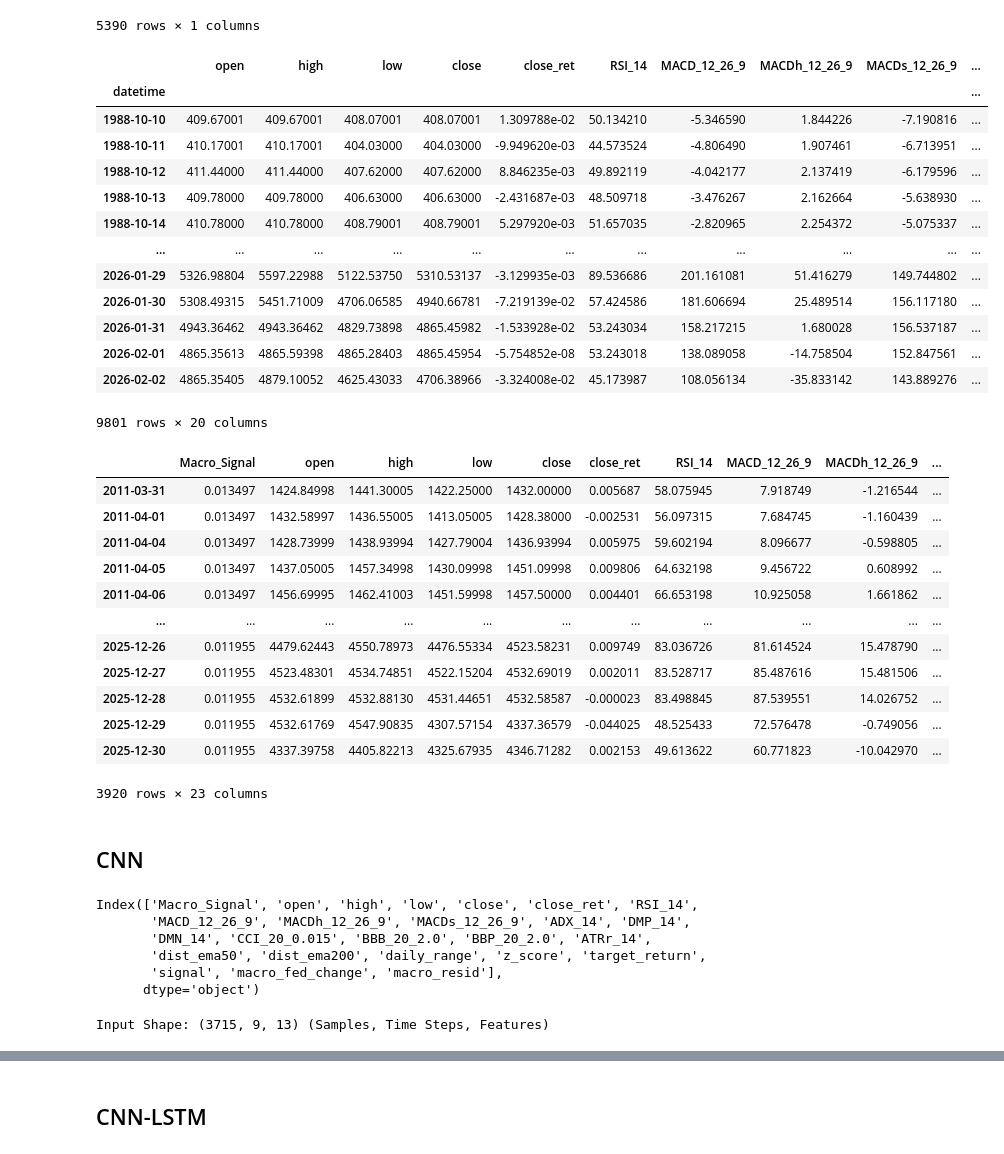
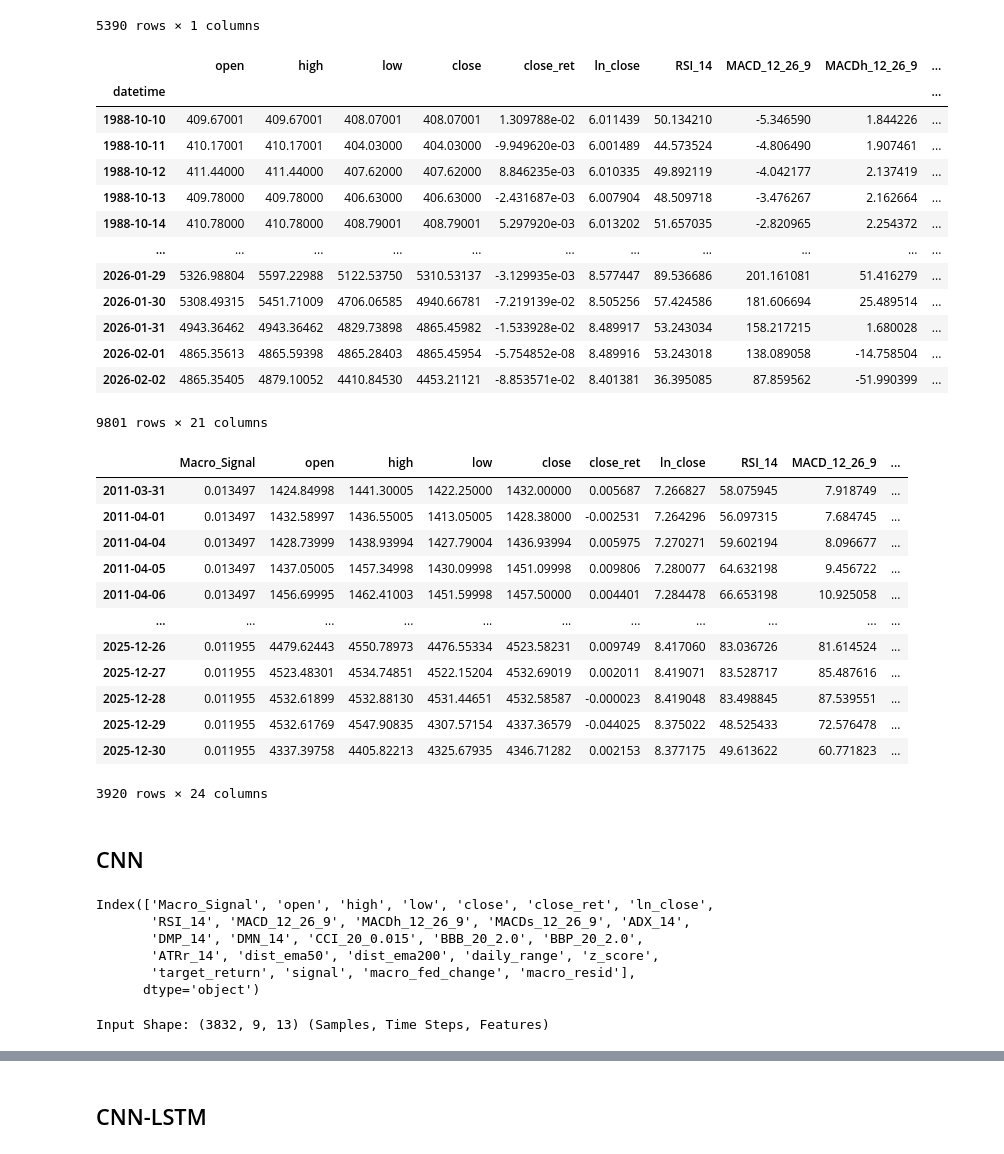
Before and after one commit to FulinQ/AQT, a Jupyter notebook: ARDL_ECM.ipynb, the cells around one changed output, grey strips where cells are left out. Saved outputs shown, nothing was run; the diff lists cells and outputs as text; code cells hidden in the pictures.

```diff
--- a/ARDL_ECM.ipynb
+++ b/ARDL_ECM.ipynb
@@ -1183,47 +1185,48 @@ df_daily = pd.read_csv('all_gold_data.csv', index_col=0, parse_dates=True)
 df_daily.sort_index(inplace=True)
 df_daily = df_daily[~df_daily.index.duplicated(keep='first')]
 df_daily['close_ret'] = np.log(df_daily['close']).diff()
+df_daily['ln_close'] = np.log(df_daily['close'])
 
 df_daily.ta.rsi(length=14, append=True) # Momentum
 df_daily.ta.macd(fast=12, slow=26, signal=9, append=True) # Trend & Momentum
 df_daily.ta.adx(length=14, append=True) # Trend Strength
 df_daily.ta.cci(length=20, append=True) # Cyclical Trend
 df_daily.ta.bbands(length=20, std=2, append=True) # Volatility
 df_daily.ta.atr(length=14, append=True) # Volatility
 df_daily.ta.ema(length=50, append=True)
 df_daily.ta.ema(length=200, append=True)
 df_daily['dist_ema50'] = (df_daily['close'] - df_daily['EMA_50']) / df_daily['EMA_50']
 df_daily['dist_ema200'] = (df_daily['close'] - df_daily['EMA_200']) / df_daily['EMA_200']
 df_daily['daily_range'] = (df_daily['high'] - df_daily['low']) / df_daily['open']
 
 rolling_mean = df_daily['close'].rolling(window=20).mean()
 rolling_std = df_daily['close'].rolling(window=20).std()
 df_daily['z_score'] = (df_daily['close'] - rolling_mean) / rolling_std
 
 cols_to_drop = [
     'EMA_50', 'EMA_200',      # เราใช้ dist_ema แทนแล้ว
     'BBU_20_2.0', 'BBL_20_2.0', 'BBM_20_2.0' # เราใช้ bb_width กับ bb_percentage แทนแล้ว
 ]
 
 cols_to_drop = [c for c in cols_to_drop if c in df_daily.columns]
 df_daily.drop(columns=cols_to_drop, inplace=True)
 df_daily.dropna(inplace=True)
 df_daily
 # %% [output]
-|  | open | high | low | close | close_ret | RSI_14 | MACD_12_26_9 | MACDh_12_26_9 | MACDs_12_26_9 | ... |
+|  | open | high | low | close | close_ret | ln_close | RSI_14 | MACD_12_26_9 | MACDh_12_26_9 | ... |
 | datetime |  |  |  |  |  |  |  |  |  | ... |
-| 1988-10-10 | 409.67001 | 409.67001 | 408.07001 | 408.07001 | 1.309788e-02 | 50.134210 | -5.346590 | 1.844226 | -7.190816 | ... |
-| 1988-10-11 | 410.17001 | 410.17001 | 404.03000 | 404.03000 | -9.949620e-03 | 44.573524 | -4.806490 | 1.907461 | -6.713951 | ... |
-| 1988-10-12 | 411.44000 | 411.44000 | 407.62000 | 407.62000 | 8.846235e-03 | 49.892119 | -4.042177 | 2.137419 | -6.179596 | ... |
-| 1988-10-13 | 409.78000 | 409.78000 | 406.63000 | 406.63000 | -2.431687e-03 | 48.509718 | -3.476267 | 2.162664 | -5.638930 | ... |
-| 1988-10-14 | 410.78000 | 410.78000 | 408.79001 | 408.79001 | 5.297920e-03 | 51.657035 | -2.820965 | 2.254372 | -5.075337 | ... |
+| 1988-10-10 | 409.67001 | 409.67001 | 408.07001 | 408.07001 | 1.309788e-02 | 6.011439 | 50.134210 | -5.346590 | 1.844226 | ... |
+| 1988-10-11 | 410.17001 | 410.17001 | 404.03000 | 404.03000 | -9.949620e-03 | 6.001489 | 44.573524 | -4.806490 | 1.907461 | ... |
+| 1988-10-12 | 411.44000 | 411.44000 | 407.62000 | 407.62000 | 8.846235e-03 | 6.010335 | 49.892119 | -4.042177 | 2.137419 | ... |
+| 1988-10-13 | 409.78000 | 409.78000 | 406.63000 | 406.63000 | -2.431687e-03 | 6.007904 | 48.509718 | -3.476267 | 2.162664 | ... |
+| 1988-10-14 | 410.78000 | 410.78000 | 408.79001 | 408.79001 | 5.297920e-03 | 6.013202 | 51.657035 | -2.820965 | 2.254372 | ... |
 | ... | ... | ... | ... | ... | ... | ... | ... | ... | ... | ... |
-| 2026-01-29 | 5326.98804 | 5597.22988 | 5122.53750 | 5310.53137 | -3.129935e-03 | 89.536686 | 201.161081 | 51.416279 | 149.744802 | ... |
-| 2026-01-30 | 5308.49315 | 5451.71009 | 4706.06585 | 4940.66781 | -7.219139e-02 | 57.424586 | 181.606694 | 25.489514 | 156.117180 | ... |
-| 2026-01-31 | 4943.36462 | 4943.36462 | 4829.73898 | 4865.45982 | -1.533928e-02 | 53.243034 | 158.217215 | 1.680028 | 156.537187 | ... |
-| 2026-02-01 | 4865.35613 | 4865.59398 | 4865.28403 | 4865.45954 | -5.754852e-08 | 53.243018 | 138.089058 | -14.758504 | 152.847561 | ... |
-| 2026-02-02 | 4865.35405 | 4879.10052 | 4625.43033 | 4706.38966 | -3.324008e-02 | 45.173987 | 108.056134 | -35.833142 | 143.889276 | ... |
+| 2026-01-29 | 5326.98804 | 5597.22988 | 5122.53750 | 5310.53137 | -3.129935e-03 | 8.577447 | 89.536686 | 201.161081 | 51.416279 | ... |
+| 2026-01-30 | 5308.49315 | 5451.71009 | 4706.06585 | 4940.66781 | -7.219139e-02 | 8.505256 | 57.424586 | 181.606694 | 25.489514 | ... |
+| 2026-01-31 | 4943.36462 | 4943.36462 | 4829.73898 | 4865.45982 | -1.533928e-02 | 8.489917 | 53.243034 | 158.217215 | 1.680028 | ... |
+| 2026-02-01 | 4865.35613 | 4865.59398 | 4865.28403 | 4865.45954 | -5.754852e-08 | 8.489916 | 53.243018 | 138.089058 | -14.758504 | ... |
+| 2026-02-02 | 4865.35405 | 4879.10052 | 4410.84530 | 4453.21121 | -8.853571e-02 | 8.401381 | 36.395085 | 87.859562 | -51.990399 | ... |
-9801 rows × 20 columns
+9801 rows × 21 columns
 # %%
 df_final = macro_daily.join(df_daily, how='inner')
 df_final['target_return'] = np.log(df_final['close']).diff().shift(-1)
@@ -1241,19 +1244,19 @@ df_final['signal'] = np.select(conditions, choices, default=0)
 df_final.to_csv('gold_technical.csv')
 df_final
 # %% [output]
-|  | Macro_Signal | open | high | low | close | close_ret | RSI_14 | MACD_12_26_9 | MACDh_12_26_9 | ... |
-| 2011-03-31 | 0.013497 | 1424.84998 | 1441.30005 | 1422.25000 | 1432.00000 | 0.005687 | 58.075945 | 7.918749 | -1.216544 | ... |
-| 2011-04-01 | 0.013497 | 1432.58997 | 1436.55005 | 1413.05005 | 1428.38000 | -0.002531 | 56.097315 | 7.684745 | -1.160439 | ... |
-| 2011-04-04 | 0.013497 | 1428.73999 | 1438.93994 | 1427.79004 | 1436.93994 | 0.005975 | 59.602194 | 8.096677 | -0.598805 | ... |
-| 2011-04-05 | 0.013497 | 1437.05005 | 1457.34998 | 1430.09998 | 1451.09998 | 0.009806 | 64.632198 | 9.456722 | 0.608992 | ... |
-| 2011-04-06 | 0.013497 | 1456.69995 | 1462.41003 | 1451.59998 | 1457.50000 | 0.004401 | 66.653198 | 10.925058 | 1.661862 | ... |
+|  | Macro_Signal | open | high | low | close | close_ret | ln_close | RSI_14 | MACD_12_26_9 | ... |
+| 2011-03-31 | 0.013497 | 1424.84998 | 1441.30005 | 1422.25000 | 1432.00000 | 0.005687 | 7.266827 | 58.075945 | 7.918749 | ... |
+| 2011-04-01 | 0.013497 | 1432.58997 | 1436.55005 | 1413.05005 | 1428.38000 | -0.002531 | 7.264296 | 56.097315 | 7.684745 | ... |
+| 2011-04-04 | 0.013497 | 1428.73999 | 1438.93994 | 1427.79004 | 1436.93994 | 0.005975 | 7.270271 | 59.602194 | 8.096677 | ... |
+| 2011-04-05 | 0.013497 | 1437.05005 | 1457.34998 | 1430.09998 | 1451.09998 | 0.009806 | 7.280077 | 64.632198 | 9.456722 | ... |
+| 2011-04-06 | 0.013497 | 1456.69995 | 1462.41003 | 1451.59998 | 1457.50000 | 0.004401 | 7.284478 | 66.653198 | 10.925058 | ... |
 | ... | ... | ... | ... | ... | ... | ... | ... | ... | ... | ... |
-| 2025-12-26 | 0.011955 | 4479.62443 | 4550.78973 | 4476.55334 | 4523.58231 | 0.009749 | 83.036726 | 81.614524 | 15.478790 | ... |
-| 2025-12-27 | 0.011955 | 4523.48301 | 4534.74851 | 4522.15204 | 4532.69019 | 0.002011 | 83.528717 | 85.487616 | 15.481506 | ... |
-| 2025-12-28 | 0.011955 | 4532.61899 | 4532.88130 | 4531.44651 | 4532.58587 | -0.000023 | 83.498845 | 87.539551 | 14.026752 | ... |
-| 2025-12-29 | 0.011955 | 4532.61769 | 4547.90835 | 4307.57154 | 4337.36579 | -0.044025 | 48.525433 | 72.576478 | -0.749056 | ... |
-| 2025-12-30 | 0.011955 | 4337.39758 | 4405.82213 | 4325.67935 | 4346.71282 | 0.002153 | 49.613622 | 60.771823 | -10.042970 | ... |
+| 2025-12-26 | 0.011955 | 4479.62443 | 4550.78973 | 4476.55334 | 4523.58231 | 0.009749 | 8.417060 | 83.036726 | 81.614524 | ... |
+| 2025-12-27 | 0.011955 | 4523.48301 | 4534.74851 | 4522.15204 | 4532.69019 | 0.002011 | 8.419071 | 83.528717 | 85.487616 | ... |
+| 2025-12-28 | 0.011955 | 4532.61899 | 4532.88130 | 4531.44651 | 4532.58587 | -0.000023 | 8.419048 | 83.498845 | 87.539551 | ... |
+| 2025-12-29 | 0.011955 | 4532.61769 | 4547.90835 | 4307.57154 | 4337.36579 | -0.044025 | 8.375022 | 48.525433 | 72.576478 | ... |
+| 2025-12-30 | 0.011955 | 4337.39758 | 4405.82213 | 4325.67935 | 4346.71282 | 0.002153 | 8.377175 | 49.613622 | 60.771823 | ... |
-3920 rows × 23 columns
+3920 rows × 24 columns
 # %% [markdown]
 ## CNN
 # %%
@@ -1276,15 +1279,15 @@ df_cnn.dropna(inplace=True)
 # df_cnn
 df_cnn.columns
 # %% [output]
-Index(['Macro_Signal', 'open', 'high', 'low', 'close', 'close_ret', 'RSI_14',
-       'MACD_12_26_9', 'MACDh_12_26_9', 'MACDs_12_26_9', 'ADX_14', 'DMP_14',
-       'DMN_14', 'CCI_20_0.015', 'BBB_20_2.0', 'BBP_20_2.0', 'ATRr_14',
-       'dist_ema50', 'dist_ema200', 'daily_range', 'z_score', 'target_return',
-       'signal', 'macro_fed_change', 'macro_resid'],
+Index(['Macro_Signal', 'open', 'high', 'low', 'close', 'close_ret', 'ln_close',
+       'RSI_14', 'MACD_12_26_9', 'MACDh_12_26_9', 'MACDs_12_26_9', 'ADX_14',
+       'DMP_14', 'DMN_14', 'CCI_20_0.015', 'BBB_20_2.0', 'BBP_20_2.0',
+       'ATRr_14', 'dist_ema50', 'dist_ema200', 'daily_range', 'z_score',
+       'target_return', 'signal', 'macro_fed_change', 'macro_resid'],
       dtype='object')
 # %%
 cnn_features = [
-    'close_ret', 'RSI_14', 'MACD_12_26_9', 'MACDs_12_26_9', 'ADX_14',
+    'ln_close', 'RSI_14', 'MACD_12_26_9', 'MACDs_12_26_9', 'ADX_14',
     'CCI_20_0.015', 'ATRr_14', 'daily_range', 'z_score', 'dist_ema50',
     'Macro_Signal', 'macro_fed_change', 'macro_resid'
 ]
@@ -1309,13 +1312,13 @@ TIME_STEPS = 9
 X_cnn, y_cnn = create_sequences(X_scaled, y_scaled, TIME_STEPS)
 
 # Train/Test (no Shuffle : Time Series)
-train_size = int(len(X_cnn) * 0.95)
+train_size = int(len(X_cnn) * 0.98)
 X_train, X_test = X_cnn[:train_size], X_cnn[train_size:]
 y_train, y_test = y_cnn[:train_size], y_cnn[train_size:]
 
 print(f"Input Shape: {X_train.shape} (Samples, Time Steps, Features)")
 # %% [output]
-Input Shape: (3715, 9, 13) (Samples, Time Steps, Features)
+Input Shape: (3832, 9, 13) (Samples, Time Steps, Features)
 # %%
 model = Sequential([
     Input(shape=(X_train.shape[1], X_train.shape[2])),
```
Also changed, not shown: parts of 14 cells of this notebook, 8 other files.
